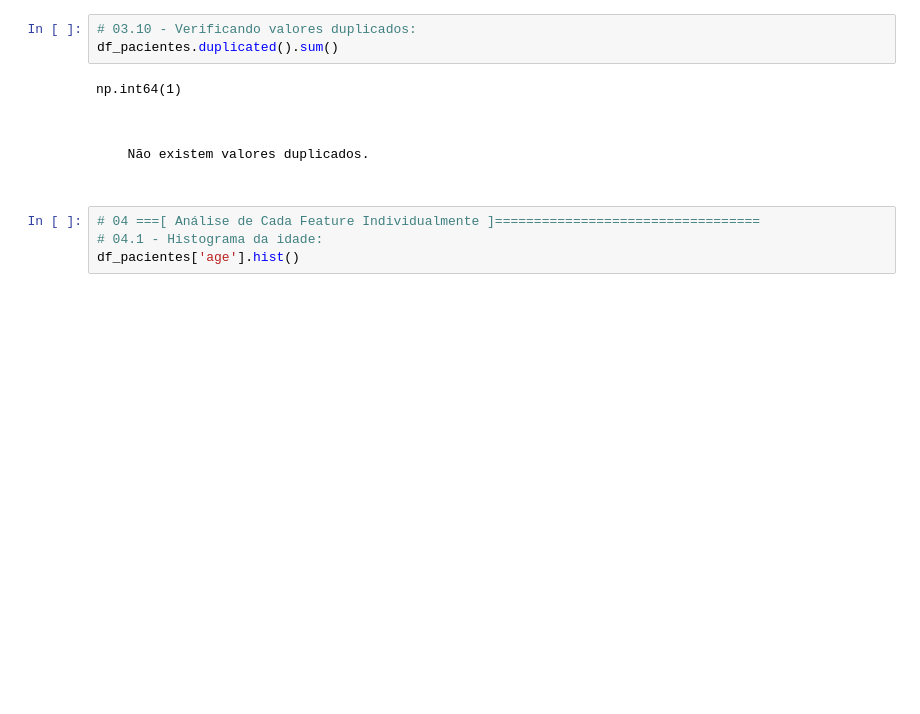
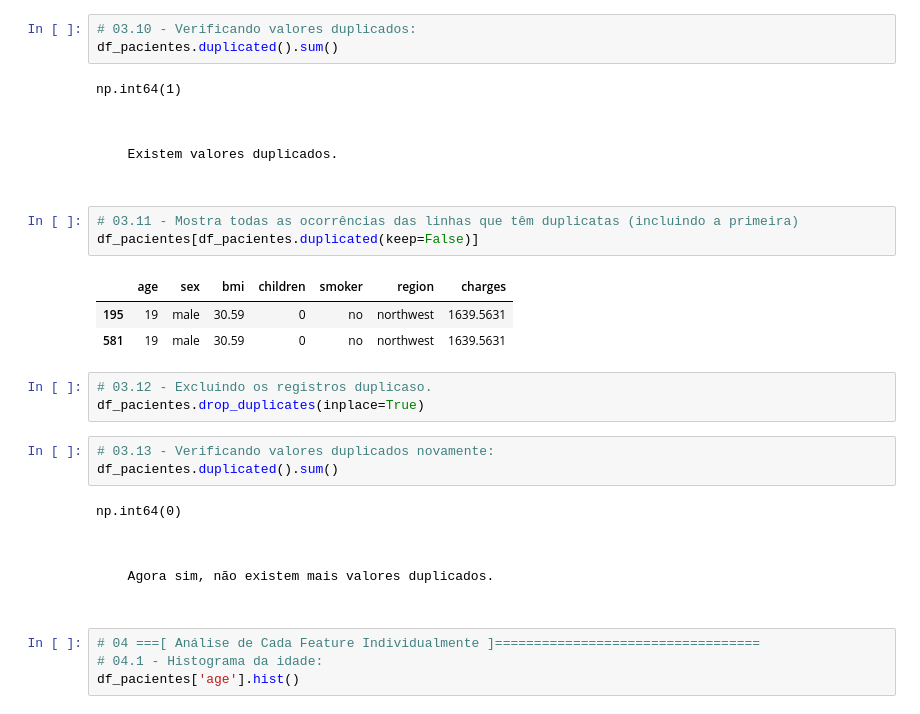
Before and after one commit to nicaciodev/FIAP_PosTech_TC_F1, a Jupyter notebook: tech_challenge.ipynb, the cells around one changed output. Saved outputs shown, nothing was run; the diff lists cells and outputs as text; blank space fills up the shorter version.

````diff
--- a/tech_challenge.ipynb
+++ b/tech_challenge.ipynb
@@ -168,10 +168,34 @@ np.int64(1)
 
 
 ```
-  Não existem valores duplicados.
+  Existem valores duplicados.
 ```
 
 #
+# %%
+# 03.11 - Mostra todas as ocorrências das linhas que têm duplicatas (incluindo a primeira)
+df_pacientes[df_pacientes.duplicated(keep=False)]
+# %% [output]
+|  | age | sex | bmi | children | smoker | region | charges |
+| 195 | 19 | male | 30.59 | 0 | no | northwest | 1639.5631 |
+| 581 | 19 | male | 30.59 | 0 | no | northwest | 1639.5631 |
+# %%
+# 03.12 - Excluindo os registros duplicaso.
+df_pacientes.drop_duplicates(inplace=True)
+# %%
+# 03.13 - Verificando valores duplicados novamente:
+df_pacientes.duplicated().sum()
+# %% [output]
+np.int64(0)
+# %% [markdown]
+#
+
+
+```
+  Agora sim, não existem mais valores duplicados.
+```
+
+#
 # %%
 # 04 ===[ Análise de Cada Feature Individualmente ]==================================
 # 04.1 - Histograma da idade:
````
Also changed, not shown: parts of 15 cells of this notebook, 2 other files.
